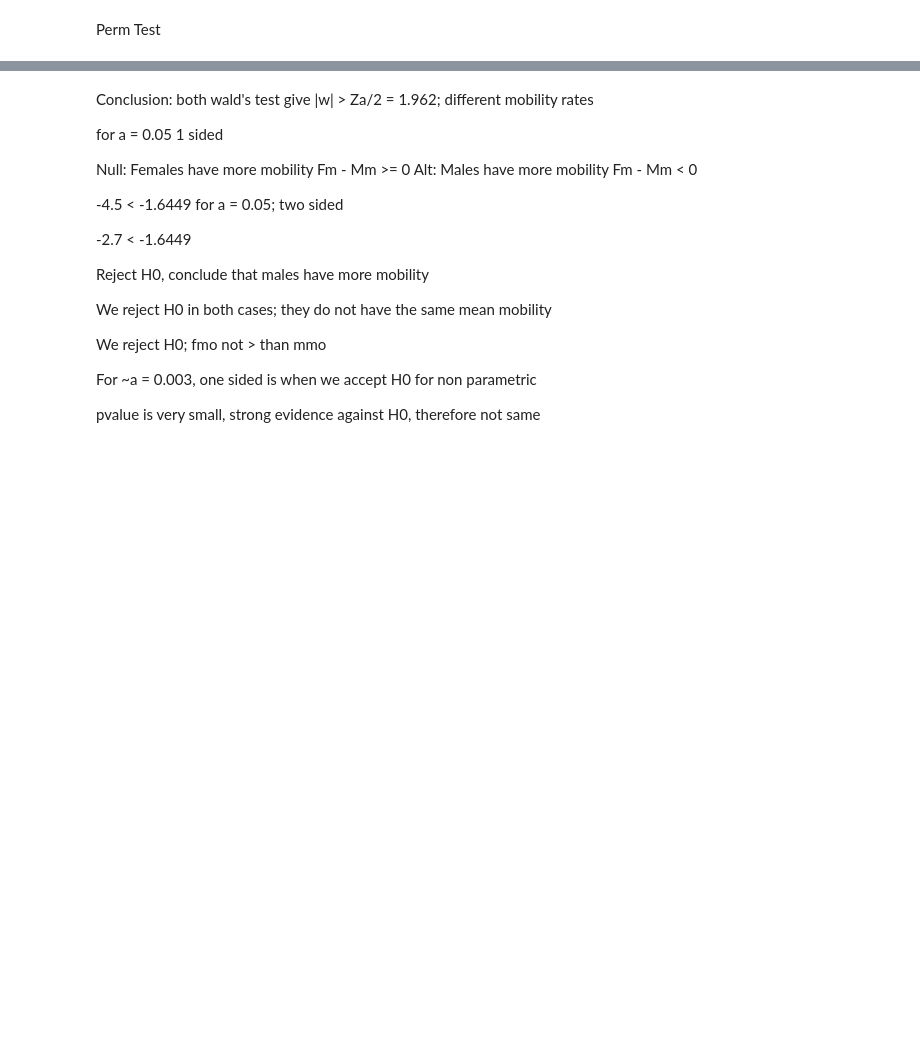
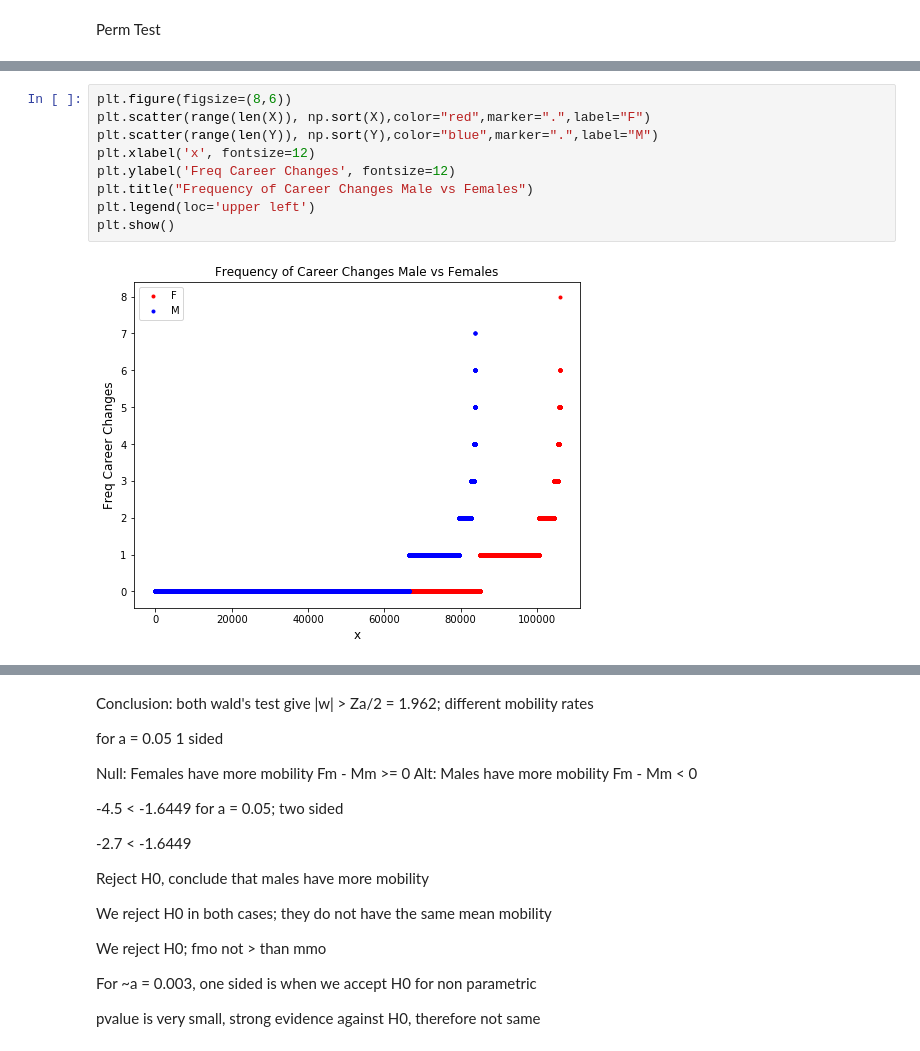
Before and after one commit to iopoi/iowa_state_employee_analysis-, a Jupyter notebook: GenderExHypo.ipynb, the cells around one changed output, grey strips where cells are left out. Saved outputs shown, nothing was run; the diff lists cells and outputs as text; blank space fills up the shorter version.

```diff
--- a/GenderExHypo.ipynb
+++ b/GenderExHypo.ipynb
@@ -977,0 +1016,11 @@ print(p_value/float(trials))
+# %%
+plt.figure(figsize=(8,6))
+plt.scatter(range(len(X)), np.sort(X),color="red",marker=".",label="F")
+plt.scatter(range(len(Y)), np.sort(Y),color="blue",marker=".",label="M")
+plt.xlabel('x', fontsize=12)
+plt.ylabel('Freq Career Changes', fontsize=12)
+plt.title("Frequency of Career Changes Male vs Females")
+plt.legend(loc='upper left')
+plt.show()
+# %% [output]
+[figure, added]
```
Also changed, not shown: parts of 32 cells of this notebook.
